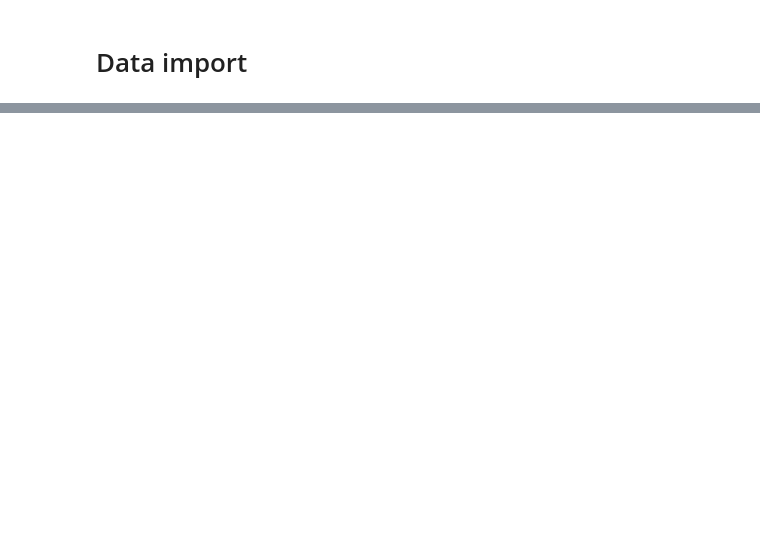
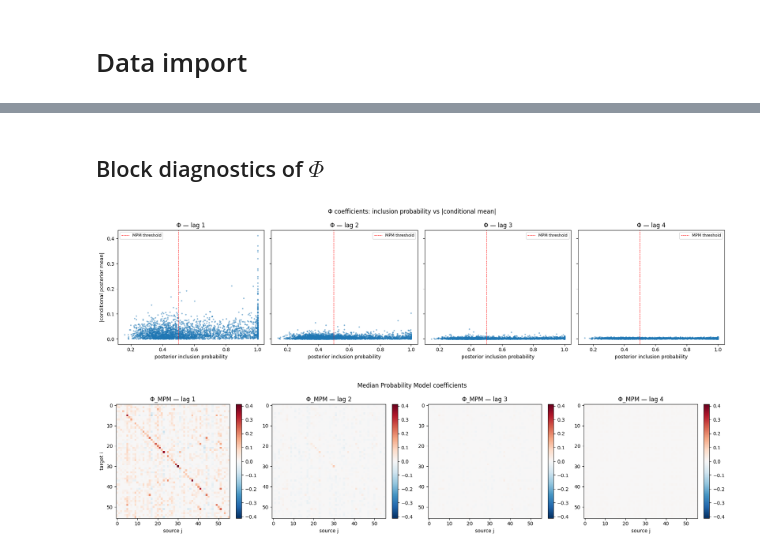
Before and after one commit to Silvia-Guidi/tesi, a Jupyter notebook: notebooks/diagnostics.ipynb, the cells around one changed output, grey strips where cells are left out. Saved outputs shown, nothing was run; the diff lists cells and outputs as text; code cells hidden in the pictures; blank space fills up the shorter version.

```diff
--- a/notebooks/diagnostics.ipynb
+++ b/notebooks/diagnostics.ipynb
@@ -836,0 +521,63 @@ plt.show()
+# %% [markdown]
+## Block diagnostics of $Φ$
+# %%
+if "Phi" in samples and "G_Phi" in samples:
+    Phi   = samples["Phi"]                            # (ny, ny, p, N)
+    G_Phi = samples["G_Phi"]                          # (ny, ny, p, N)
+    ny, _, p, N = Phi.shape
+
+    incl_prob = G_Phi.mean(axis=3)                    # (ny, ny, p)
+
+    # Conditional means: average Phi only over draws where G_Phi == 1
+    cond_mean = np.full((ny, ny, p), np.nan)
+    n_active = G_Phi.sum(axis=3)                      # (ny, ny, p)
+    for s in range(p):
+        for i in range(ny):
+            for j in range(ny):
+                if n_active[i, j, s] > 0:
+                    mask = G_Phi[i, j, s, :] == 1
+                    cond_mean[i, j, s] = Phi[i, j, s, mask].mean()
+
+    # Scatter inclusion-vs-magnitude with MPM threshold line
+    fig, axes = plt.subplots(1, p, figsize=(4.5 * p, 4.5), sharey=True)
+    if p == 1:
+        axes = [axes]
+    for s in range(p):
+        ax = axes[s]
+        x = incl_prob[:, :, s].ravel()
+        y = np.abs(cond_mean[:, :, s].ravel())
+        ax.scatter(x, y, s=4, alpha=0.4)
+        ax.axvline(0.5, color="red", ls="--", lw=0.7, label="MPM threshold")
+        ax.set_xlabel("posterior inclusion probability")
+        if s == 0:
+            ax.set_ylabel("|conditional posterior mean|")
+        ax.set_title(f"Φ — {LAG_LABELS.get(s, f'lag {s+1}')}")
+        ax.legend(fontsize=8)
+    fig.suptitle("Φ coefficients: inclusion probability vs |conditional mean|",
+                 fontsize=12)
+    fig.tight_layout()
+    plt.show()
+
+    # Median Probability Model: keep only coefficients with incl > 0.5
+    Phi_mpm = np.where(incl_prob > 0.5, cond_mean, 0.0)
+    fig, axes = plt.subplots(1, p, figsize=(4.5 * p, 4.5))
+    if p == 1:
+        axes = [axes]
+    vmax = max(0.01, float(np.nanmax(np.abs(Phi_mpm))))
+    for s in range(p):
+        ax = axes[s]
+        im = ax.imshow(Phi_mpm[:, :, s], cmap="RdBu_r",
+                       vmin=-vmax, vmax=vmax, aspect="auto")
+        ax.set_title(f"Φ_MPM — {LAG_LABELS.get(s, f'lag {s+1}')}")
+        ax.set_xlabel("source j")
+        if s == 0:
+            ax.set_ylabel("target i")
+        plt.colorbar(im, ax=ax, fraction=0.046)
+    fig.suptitle("Median Probability Model coefficients", fontsize=12)
+    fig.tight_layout()
+    plt.show()
+else:
+    print("Phi or G_Phi not in samples.")
+# %% [output]
+[figure, added]
+[figure, added]
```
Also changed, not shown: parts of 72 cells of this notebook.
